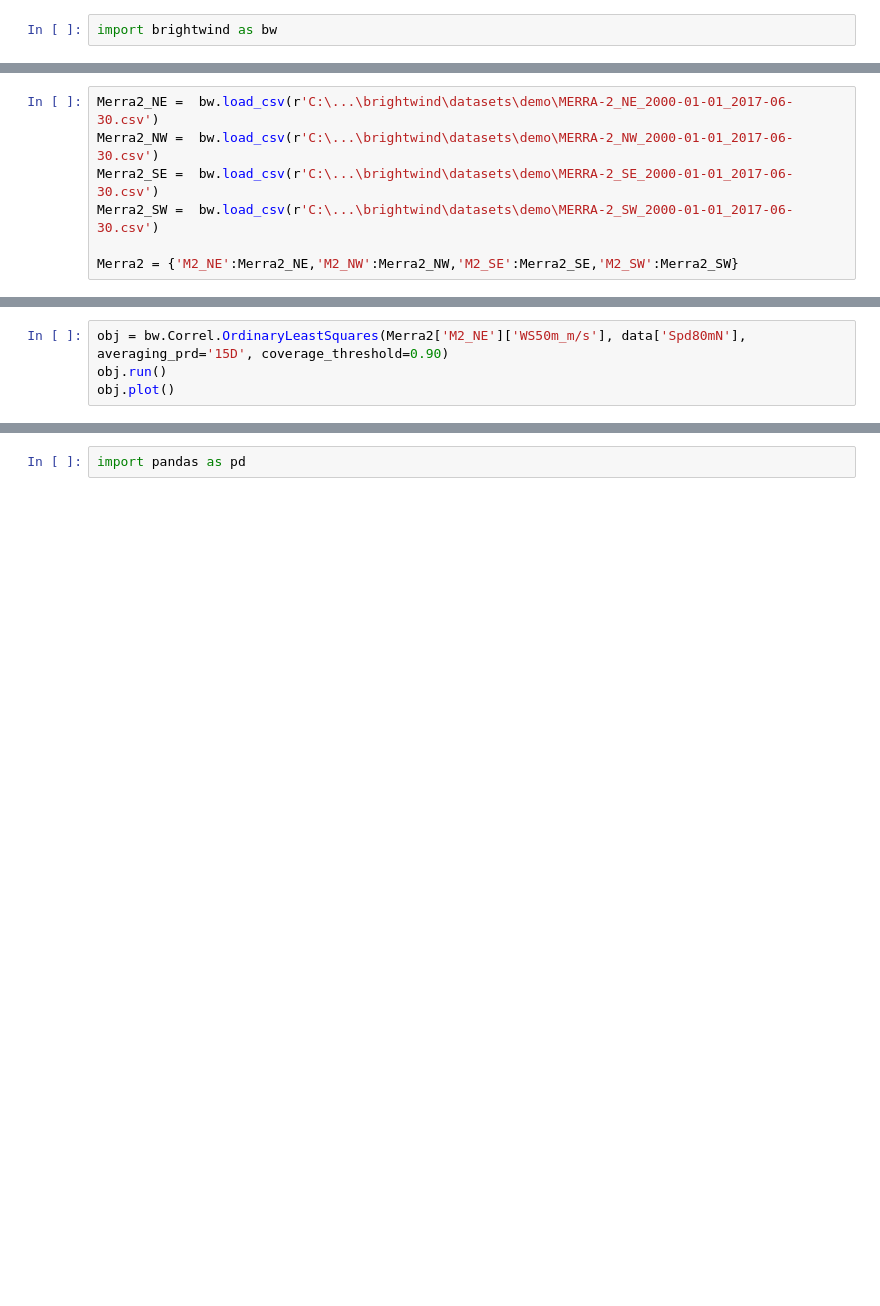
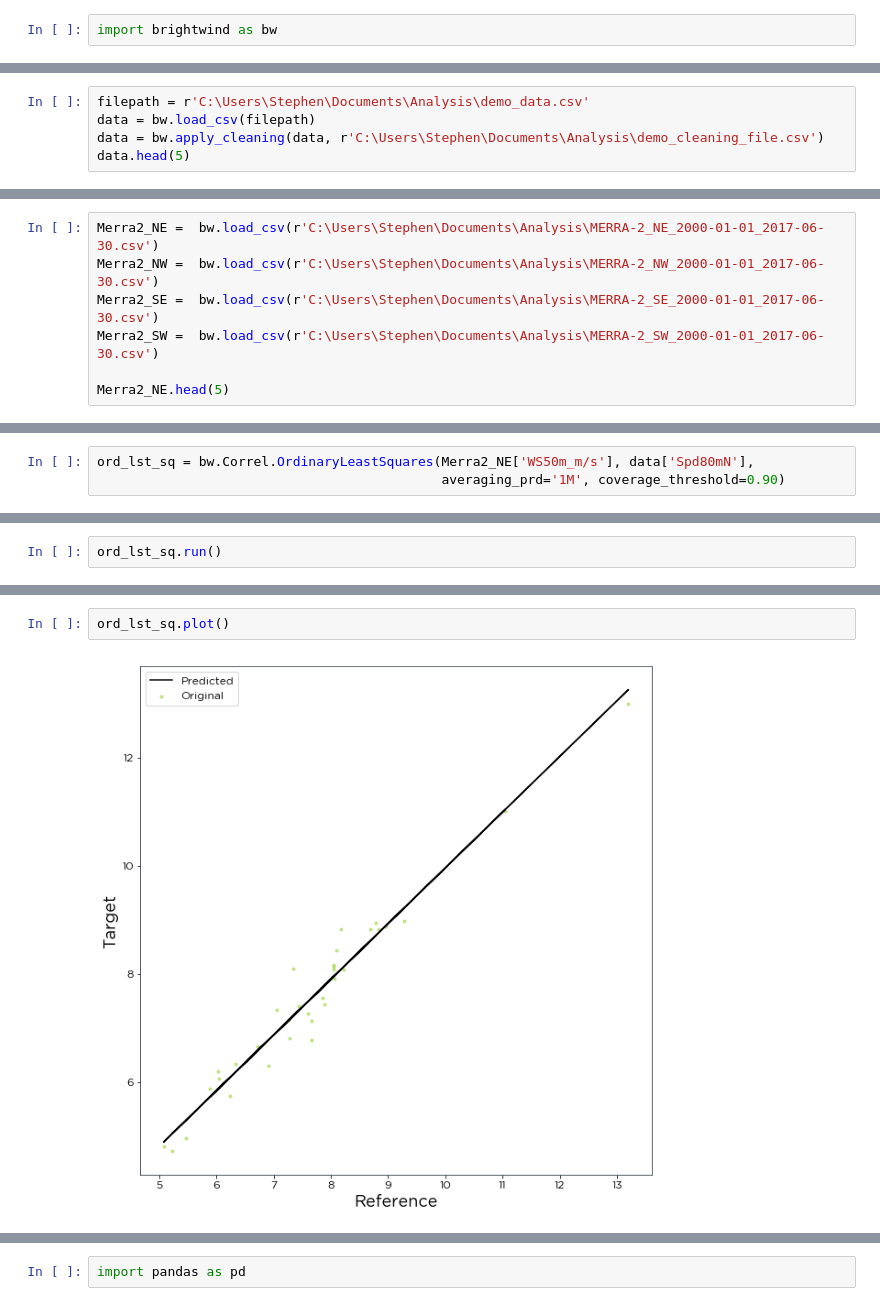
Before and after one commit to brightwind-dev/brightwind, a Jupyter notebook: docs/source/tutorials/becoming_a_correlation_wizard.ipynb, the cells around one changed output, grey strips where cells are left out. Saved outputs shown, nothing was run; the diff lists cells and outputs as text; blank space fills up the shorter version.

Commit message:
iss #140 update first half of correl tutorial

```diff
--- a/docs/source/tutorials/becoming_a_correlation_wizard.ipynb
+++ b/docs/source/tutorials/becoming_a_correlation_wizard.ipynb
@@ -47,0 +34,5 @@ Cleaning applied. (Please remember to assign the cleaned returned DataFrame to a
+# %%
+filepath = r'C:\Users\Stephen\Documents\Analysis\demo_data.csv'
+data = bw.load_csv(filepath)
+data = bw.apply_cleaning(data, r'C:\Users\Stephen\Documents\Analysis\demo_cleaning_file.csv')
+data.head(5)
@@ -52,7 +58,7 @@ For this example, we will import 4 MERRA-2 reanalysis datasets. These can be fou
 # %%
-Merra2_NE =  bw.load_csv(r'C:\...\brightwind\datasets\demo\MERRA-2_NE_2000-01-01_2017-06-30.csv')
-Merra2_NW =  bw.load_csv(r'C:\...\brightwind\datasets\demo\MERRA-2_NW_2000-01-01_2017-06-30.csv')
-Merra2_SE =  bw.load_csv(r'C:\...\brightwind\datasets\demo\MERRA-2_SE_2000-01-01_2017-06-30.csv')
-Merra2_SW =  bw.load_csv(r'C:\...\brightwind\datasets\demo\MERRA-2_SW_2000-01-01_2017-06-30.csv')
+Merra2_NE =  bw.load_csv(r'C:\Users\Stephen\Documents\Analysis\MERRA-2_NE_2000-01-01_2017-06-30.csv')
+Merra2_NW =  bw.load_csv(r'C:\Users\Stephen\Documents\Analysis\MERRA-2_NW_2000-01-01_2017-06-30.csv')
+Merra2_SE =  bw.load_csv(r'C:\Users\Stephen\Documents\Analysis\MERRA-2_SE_2000-01-01_2017-06-30.csv')
+Merra2_SW =  bw.load_csv(r'C:\Users\Stephen\Documents\Analysis\MERRA-2_SW_2000-01-01_2017-06-30.csv')
 
-Merra2 = {'M2_NE':Merra2_NE,'M2_NW':Merra2_NW,'M2_SE':Merra2_SE,'M2_SW':Merra2_SW}
+Merra2_NE.head(5)
@@ -63,4 +82,3 @@ Here we look at performing a basic linear regression correlation using the Ordin
 # %%
-obj = bw.Correl.OrdinaryLeastSquares(Merra2['M2_NE']['WS50m_m/s'], data['Spd80mN'], averaging_prd='15D', coverage_threshold=0.90)
-obj.run()
-obj.plot()
+ord_lst_sq = bw.Correl.OrdinaryLeastSquares(Merra2_NE['WS50m_m/s'], data['Spd80mN'],
+                                            averaging_prd='1M', coverage_threshold=0.90)
@@ -72,0 +90,2 @@ obj.plot()
+# %%
+ord_lst_sq.run()
@@ -72,0 +114,4 @@ obj.plot()
+# %%
+ord_lst_sq.plot()
+# %% [output]
+[figure, added]
```
Also changed, not shown: parts of 30 cells of this notebook.
